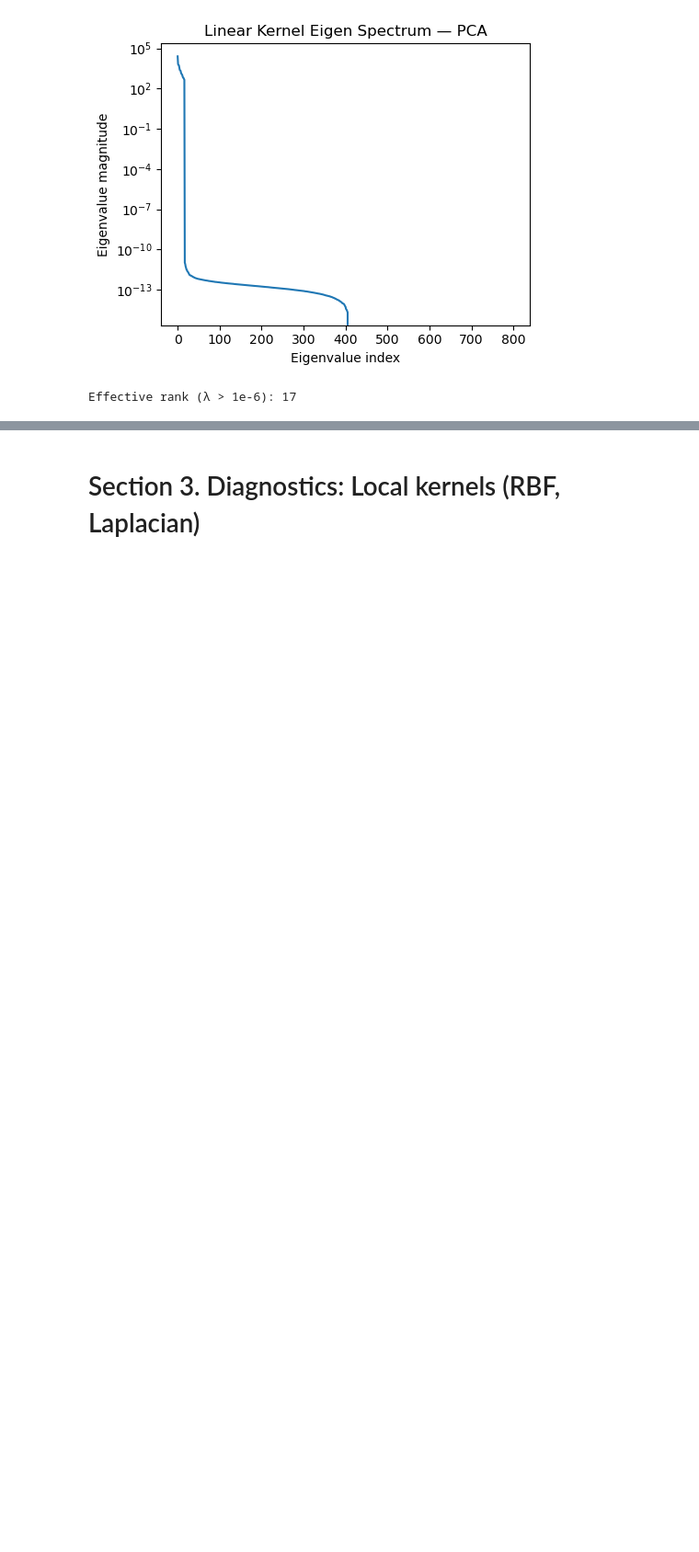
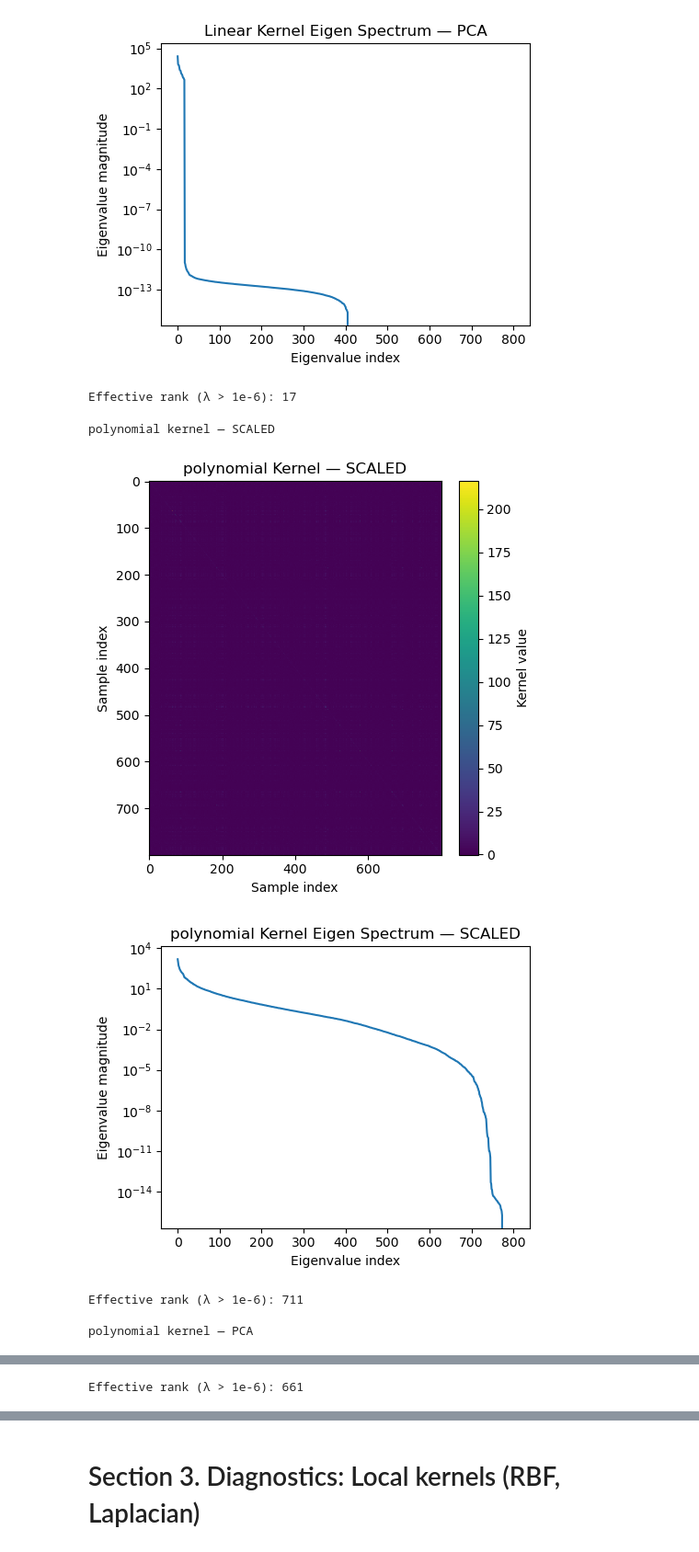
Before and after one commit to dimanaStoyanova7/kernel-regression-dim-reduction, a Jupyter notebook: notebooks/30_kernel_diagnostics.ipynb, the cells around one changed output, grey strips where cells are left out. Shown at 92% size. Drawn from its saved outputs; the diff is of its cells as text; code cells hidden in the pictures; blank space fills up the shorter version.

Commit message:
added more results in section 2  in the notebook 20_kernel_diagnostics

```diff
--- a/notebooks/30_kernel_diagnostics.ipynb
+++ b/notebooks/30_kernel_diagnostics.ipynb
@@ -170,3 +170,41 @@ Linear kernel — PCA
 [figure]
 [figure]
 Effective rank (λ > 1e-6): 17
+# %%
+
+from src.kernels.polynomial import PolynomialKernel
+
+MODEL_FOR_DIAGNOSTICS = "kernel_ridge_regression"
+KERNEL_NAME = "linear"
+
+for representation, X_diag in [
+    ("scaled", X_scaled_diag),
+    ("pca", X_pca_diag),
+]:
+    print(f"\npolynomial kernel — {representation.upper()}")
+    polynomial_kernel = PolynomialKernel(3, 0.01, 1.0)
+
+    K = compute_gram(polynomial_kernel, X_diag)
+
+    plot_gram_matrix(
+        K,
+        title=f"polynomial Kernel — {representation.upper()}"
+    )
+
+    # Eigenvalue spectrum
+    eigvals = eigen_spectrum(K)
+    plot_eigen_spectrum(
+        eigvals,
+        title=f"polynomial Kernel Eigen Spectrum — {representation.upper()}"
+    )
+
+    # Simple diagnostics
+    effective_rank = np.sum(eigvals > 1e-6)
+    print(f"Effective rank (λ > 1e-6): {effective_rank}")
+# %% [output]
+polynomial kernel — SCALED
+[figure, added]
+[figure, added]
+Effective rank (λ > 1e-6): 711
+
+polynomial kernel — PCA
@@ -173 +213,2 @@ Effective rank (λ > 1e-6): 17
+Effective rank (λ > 1e-6): 661
 # %% [markdown]
```
Also changed, not shown: parts of 3 cells of this notebook.
